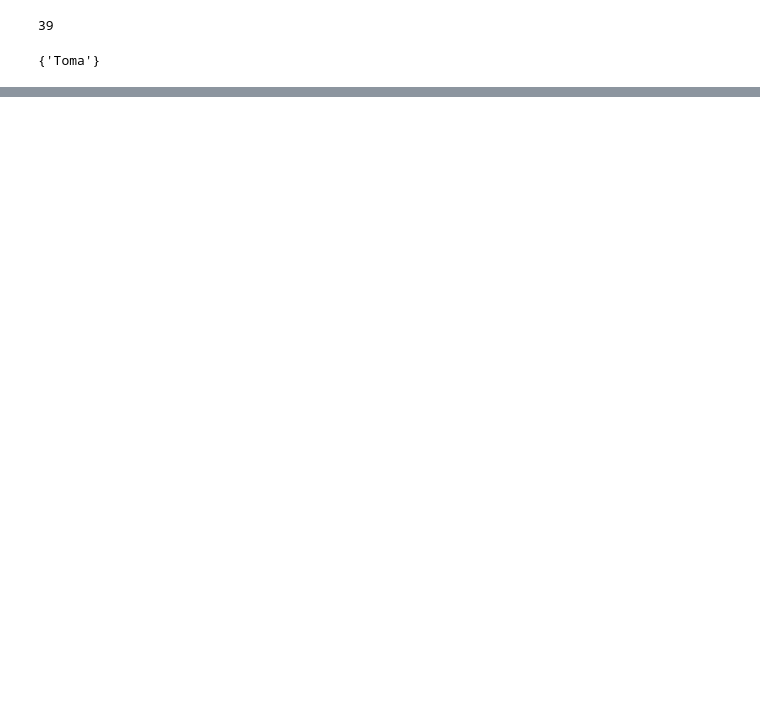
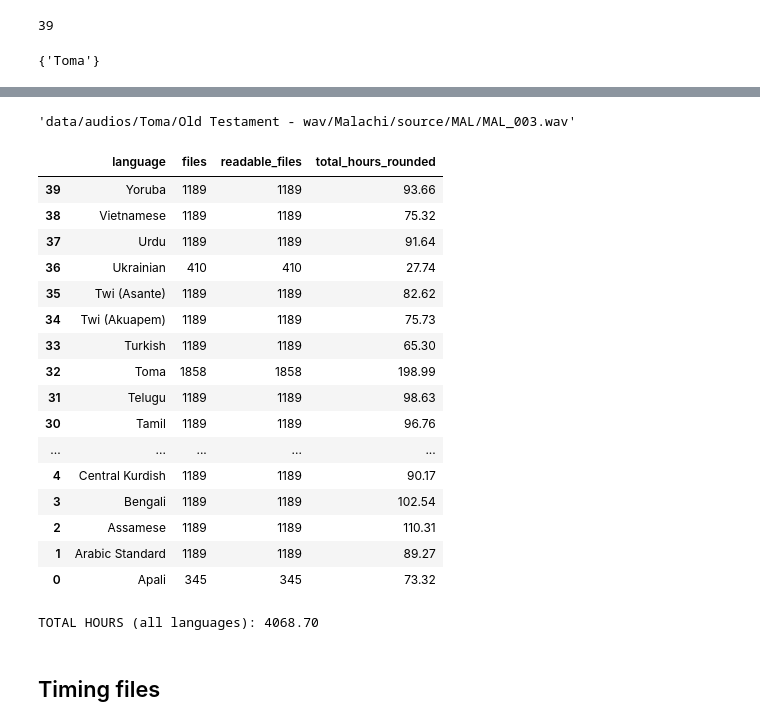
Before and after one commit to davidguzmanr/bible-tts-resources, a Jupyter notebook: dev.ipynb, the cells around one changed output, grey strips where cells are left out. Cells and saved outputs as stored; diff of their text form; code cells hidden in the pictures; blank space fills up the shorter version.

```diff
--- a/dev.ipynb
+++ b/dev.ipynb
@@ -206,0 +352,48 @@ Languages: 39
+# %%
+audio_df.iloc[-1].file_path
+# %% [output]
+'data/audios/Toma/Old Testament - wav/Malachi/source/MAL/MAL_003.wav'
+# %%
+# Total hours per language
+hours_per_language = (
+    audio_df
+    .assign(duration_seconds=pd.to_numeric(audio_df["duration_seconds"], errors="coerce"))
+    .groupby("language", as_index=False)
+    .agg(
+        files=("duration_seconds", "size"),
+        readable_files=("duration_seconds", lambda s: s.notna().sum()),
+        total_seconds=("duration_seconds", "sum"),
+    )
+    .assign(
+        total_hours=lambda df: df["total_seconds"] / 3600,
+        total_hours_rounded=lambda df: df["total_hours"].round(2),
+    )
+    .sort_values("language", ascending=False)
+)
+
+hours_per_language[["language", "files", "readable_files", "total_hours_rounded"]]
+# %% [output]
+|  | language | files | readable_files | total_hours_rounded |
+| 39 | Yoruba | 1189 | 1189 | 93.66 |
+| 38 | Vietnamese | 1189 | 1189 | 75.32 |
+| 37 | Urdu | 1189 | 1189 | 91.64 |
+| 36 | Ukrainian | 410 | 410 | 27.74 |
+| 35 | Twi (Asante) | 1189 | 1189 | 82.62 |
+| 34 | Twi (Akuapem) | 1189 | 1189 | 75.73 |
+| 33 | Turkish | 1189 | 1189 | 65.30 |
+| 32 | Toma | 1858 | 1858 | 198.99 |
+| 31 | Telugu | 1189 | 1189 | 98.63 |
+| 30 | Tamil | 1189 | 1189 | 96.76 |
+| ... | ... | ... | ... | ... |
+| 4 | Central Kurdish | 1189 | 1189 | 90.17 |
+| 3 | Bengali | 1189 | 1189 | 102.54 |
+| 2 | Assamese | 1189 | 1189 | 110.31 |
+| 1 | Arabic Standard | 1189 | 1189 | 89.27 |
+| 0 | Apali | 345 | 345 | 73.32 |
+# %%
+total_hours_all_languages = audio_df["duration_seconds"].sum() / 3600
+print(f"TOTAL HOURS (all languages): {total_hours_all_languages:.2f}")
+# %% [output]
+TOTAL HOURS (all languages): 4068.70
+# %% [markdown]
+## Timing files
```
Also changed, not shown: parts of 19 cells of this notebook, 5 other files.
